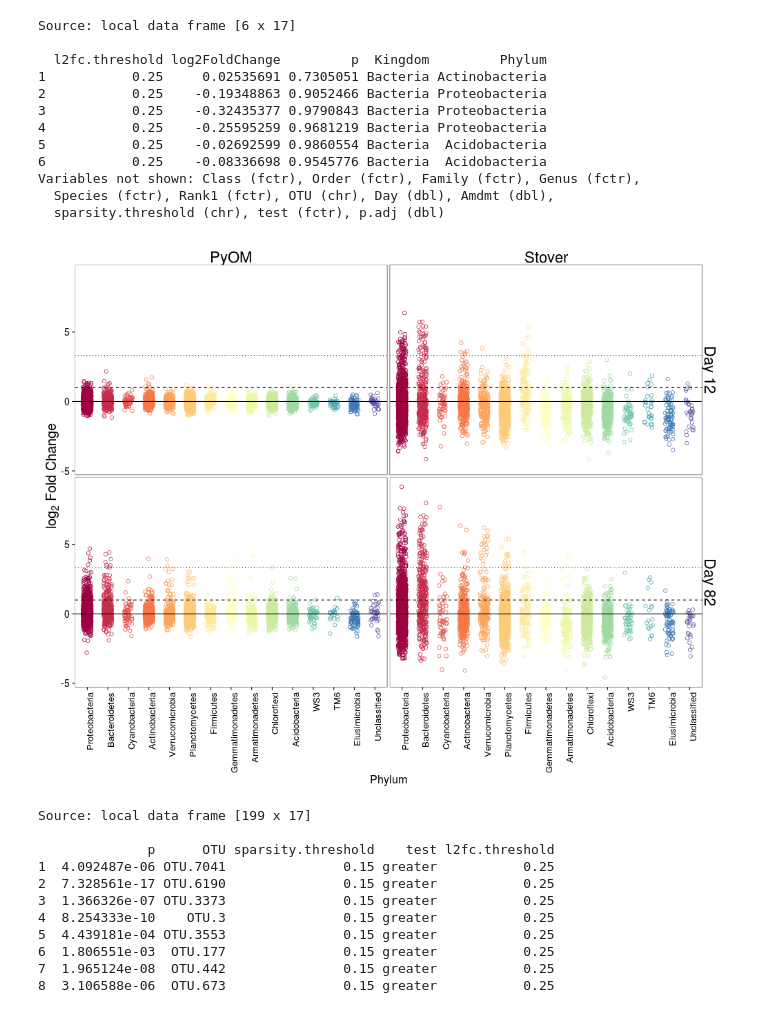
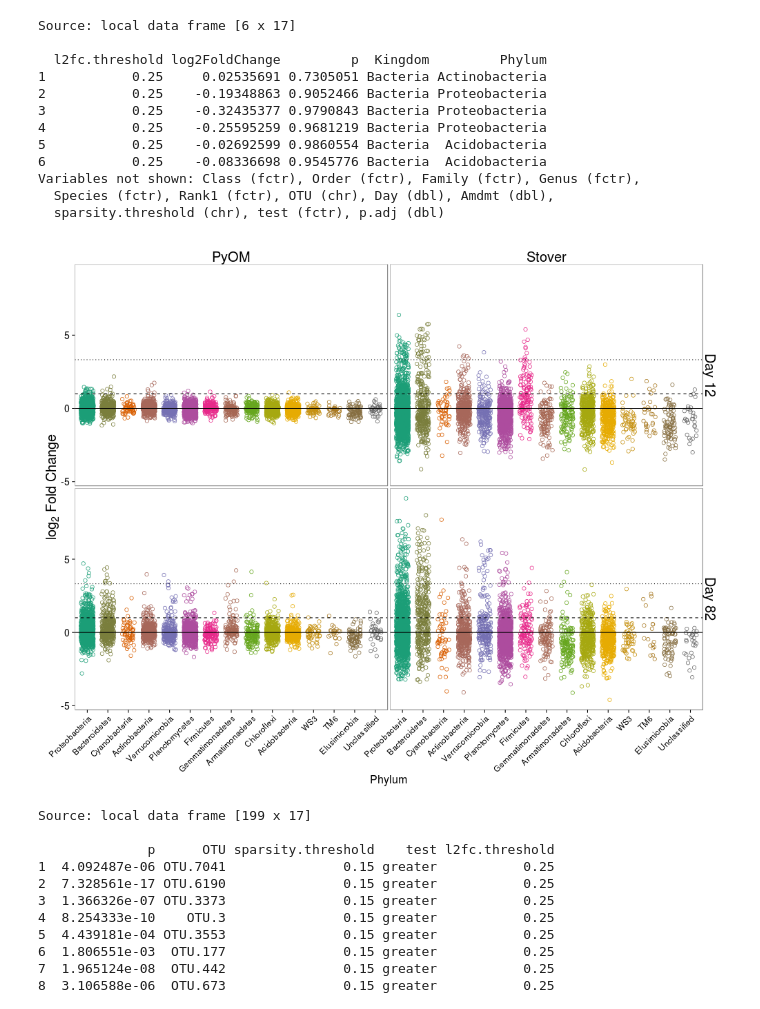
Before and after one commit to TheaWhitman/PyOM, a Jupyter notebook: manuscript_figures/deseq.ipynb, the cells around one changed output. Saved outputs shown, nothing was run; the diff lists cells and outputs as text; code cells hidden in the pictures.

Commit message:
More SES2015 figures

```diff
--- a/manuscript_figures/deseq.ipynb
+++ b/manuscript_figures/deseq.ipynb
@@ -271,7 +271,7 @@ p = ggplot(d, aes(x = Phylum, y = log2FoldChange, color = Phylum))
 p = p + facet_grid(strip1~strip2)
 # saying we want it to present the data separately for our two variables (day and amendment), in 2 columns
 
-p = p + geom_point(shape = 21, size = 2.5, position = position_jitter(w = 0.20))
+p = p + geom_point(shape = 21, size = 2.5, position = position_jitter(w = 0.30))
 # sets the points size and shape, and offsets them slightly (jitter) so they're not right on top of each other
 
 # p = p + scale_color_manual(values = c("lightblue2", "darkslategrey"))
@@ -283,37 +283,40 @@ p = p + geom_hline(y = 3.3219, linetype=3)
 
 p = p + geom_hline(y = 0.0, linetype=1)
 # puts in a horizontal line at our cutoff value
 
 p = p + theme_bw()
 # sets a theme
 
-p = p + theme(strip.text.x = element_text(size = 22),
-              strip.text.y = element_text(size = 22),
-              axis.text.x = element_text(size = 13, angle = 90, hjust = 1, vjust = 1),
+p = p + theme(strip.text.x = element_text(size = 20),
+              strip.text.y = element_text(size = 20),
+              axis.text.x = element_text(size = 12, angle = 45, hjust = 1, vjust = 1),
               axis.title.x = element_text(size = 16),
               axis.text.y = element_text(size=14),
               axis.title.y = element_text(size = 20),
               legend.title = element_blank(),
               legend.text = element_text(size = 14),
               legend.position = "none",
               strip.background = element_blank())
 # sets a bunch of visual paramters for the legend (none) and other text
 
 p = p + labs(x = "Phylum", color = "Phylum")
 # sets the label for the x axis. I think they didn't get the different colours.
 
 p = p + labs(y = expression(paste("", log[2]," Fold Change",sep="")))
 # sets the label for the y axes.
 
 colourCount = length(unique(d$Phylum))
-getPalette = colorRampPalette(brewer.pal(20, "Spectral"))
+getPalette = colorRampPalette(brewer.pal(20, "Dark2"))
 p = p + scale_colour_manual(values=getPalette(colourCount))
 
 p = p + theme(panel.grid.major = element_blank(), panel.grid.minor = element_blank())
 # Gets rid of the default gridlines
 
+
+# Would be cool to colour this by relative abundance in soil to begin with.. what drives patterns more?
+
 p
 # %% [output]
-[figure, old version]
+[figure, new version]
 # %%
 %%R
```
Also changed, not shown: parts of 1 cell of this notebook, 23 other files.
